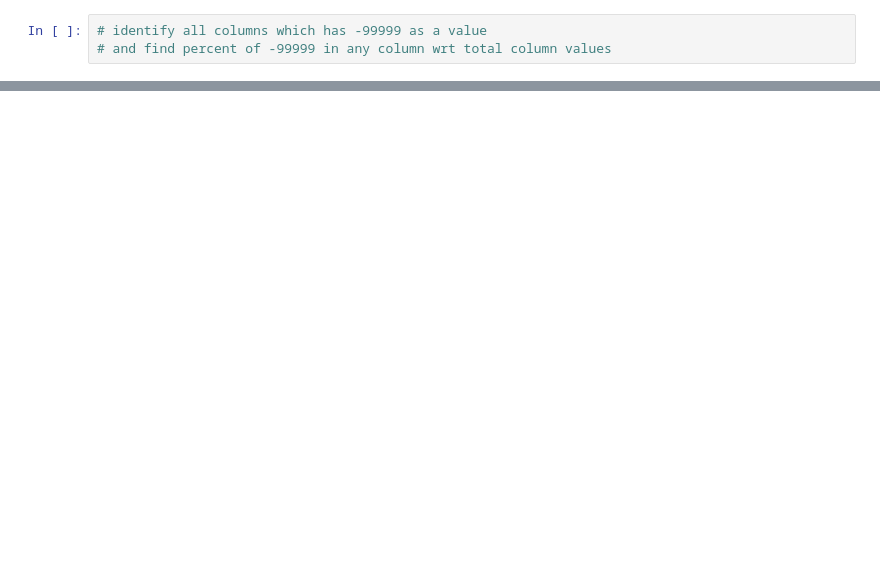
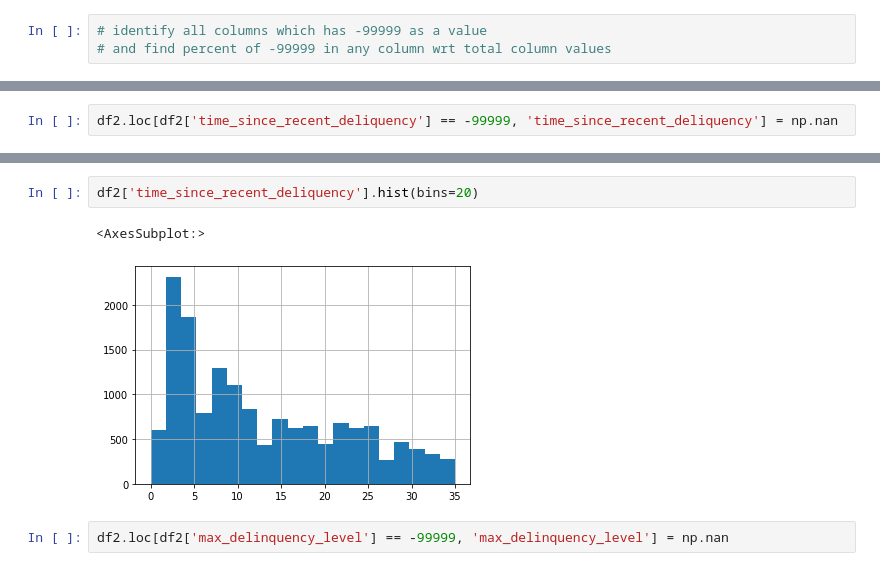
Before and after one commit to sidharthjain97/credit_worthiness_, a Jupyter notebook: _01_CRM_campusX.ipynb, the cells around one changed output, grey strips where cells are left out. Cells and saved outputs as stored; diff of their text form; blank space fills up the shorter version.

```diff
--- a/_01_CRM_campusX.ipynb
+++ b/_01_CRM_campusX.ipynb
@@ -109,0 +402,2 @@ for i in df1.columns:
+# %%
+df2.loc[df2['time_since_recent_deliquency'] == -99999, 'time_since_recent_deliquency'] = np.nan
@@ -109,0 +416,7 @@ for i in df1.columns:
+# %%
+df2['time_since_recent_deliquency'].hist(bins=20)
+# %% [output]
+<AxesSubplot:>
+[figure, added]
+# %%
+df2.loc[df2['max_delinquency_level'] == -99999, 'max_delinquency_level'] = np.nan
```
Also changed, not shown: parts of 85 cells of this notebook.
